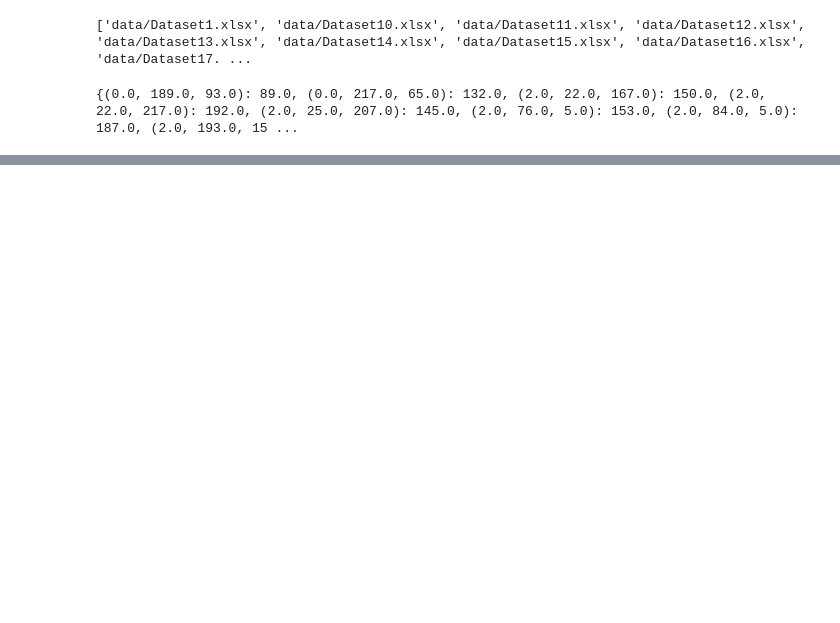
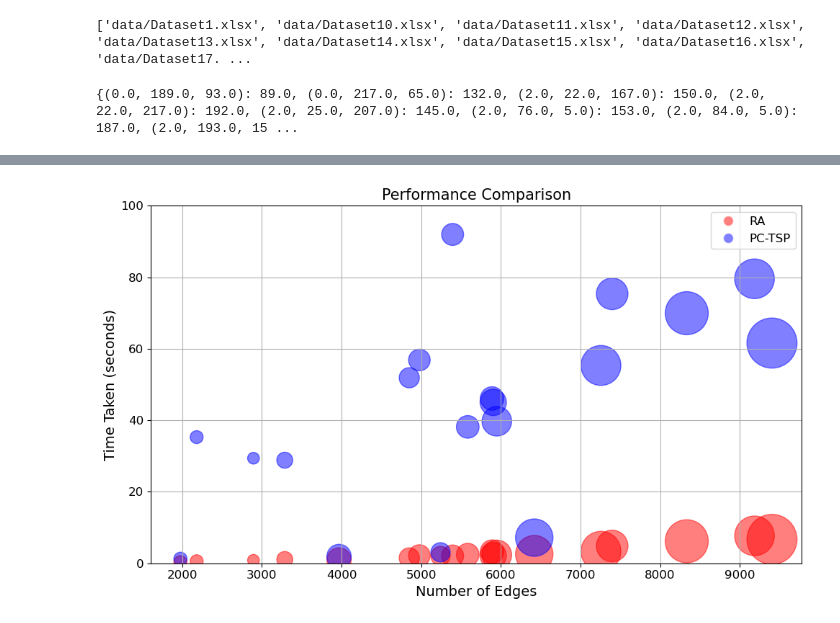
Before and after one commit to fahadbahzad/taor_project, a Jupyter notebook: timing_assessment.ipynb, the cells around one changed output, grey strips where cells are left out. Drawn from its saved outputs; the diff is of its cells as text; code cells hidden in the pictures; blank space fills up the shorter version.

```diff
--- a/timing_assessment.ipynb
+++ b/timing_assessment.ipynb
@@ -128,3 +120,38 @@ Running on Dataset9
 # Run this if you get new results from the above cell
 # Save the updated results to the CSV file
 results.to_csv(results_file, index=False)
+# %%
+# Plot the comparison
+results_file = 'results_table.csv'
+results = pd.read_csv(results_file)
+
+# Filter results to only include datasets where PCTSP time is less than 100
+filtered_results = results[results['PCTSP'] < 100]
+
+plt.figure(figsize=(10, 6))
+# Plot RA results
+plt.scatter(filtered_results['Edges'], filtered_results['RA'], color='red', label='RA', s=filtered_results['Cycles']/2, alpha=0.5)
+# Plot PC-TSP results
+plt.scatter(filtered_results['Edges'], filtered_results['PCTSP'], color='blue', label='PC-TSP', s=filtered_results['Cycles']/2, alpha=0.5)
+
+
+plt.ylim(0, 100)
+plt.xlabel('Number of Edges', fontsize=14)
+plt.ylabel('Time Taken (seconds)', fontsize=14)
+plt.title('Performance Comparison', fontsize=15)
+plt.legend()
+plt.xticks(fontsize=12)
+plt.yticks(fontsize=12)
+plt.tight_layout()
+# Create a legend with fixed circle sizes
+handles, labels = plt.gca().get_legend_handles_labels()
+legend_elements = [plt.Line2D([0], [0], marker='o', color='w', label=label,
+                              markerfacecolor='red' if label == 'RA' else 'blue', markersize=10, alpha=0.5)
+                   for label in labels]
+plt.legend(handles=legend_elements, labels=labels, fontsize=12)
+plt.grid(True)
+
+# Show the plot
+plt.show()
+# %% [output]
+[figure, added]
```
Also changed, not shown: parts of 4 cells of this notebook, 2 other files.
